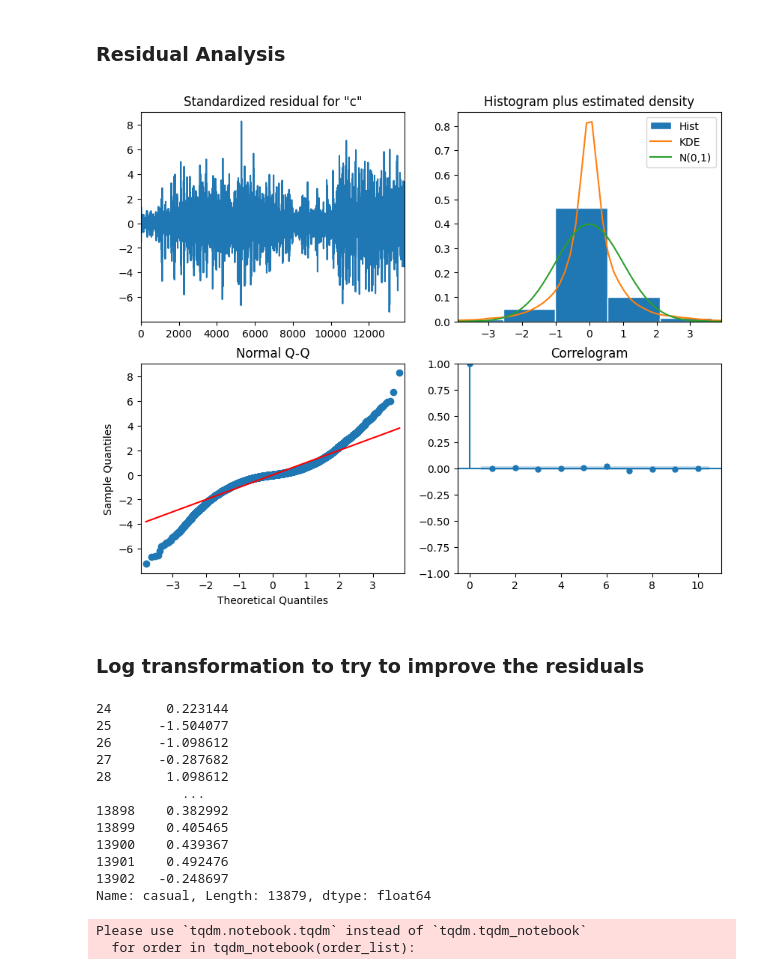
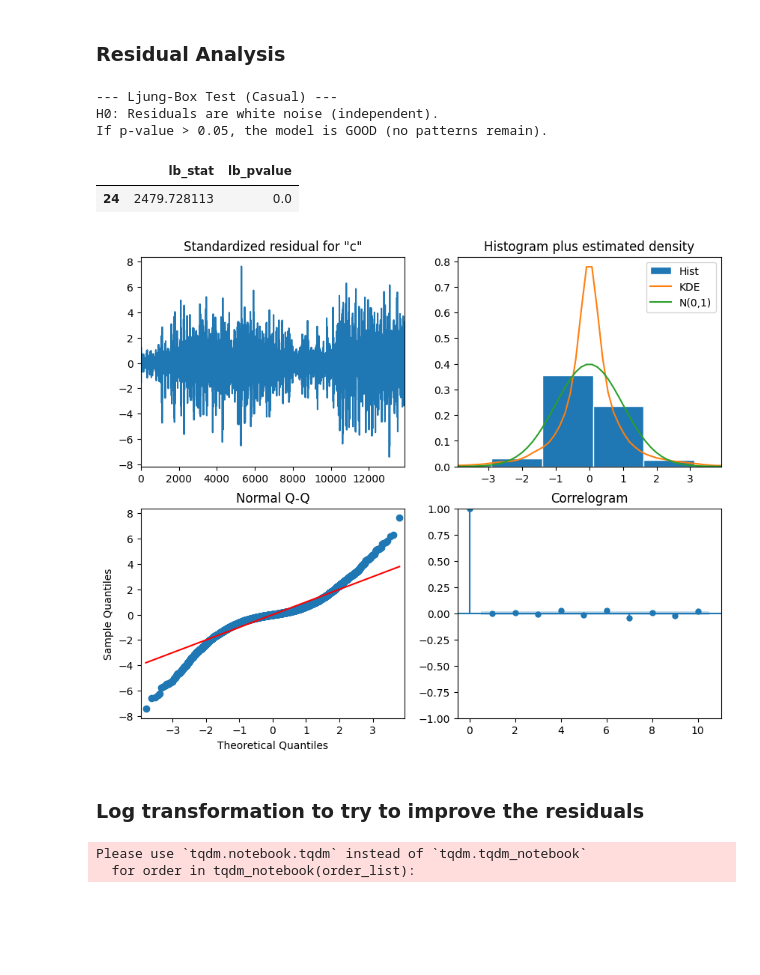
Before and after one commit to ikeiba/bike-sharing-time-series, a Jupyter notebook: project_submission/arma_arima.ipynb, the cells around one changed output. Drawn from its saved outputs; the diff is of its cells as text; code cells hidden in the pictures; blank space fills up the shorter version.

```diff
--- a/project_submission/arma_arima.ipynb
+++ b/project_submission/arma_arima.ipynb
@@ -108,6 +127,3 @@ As we know from the delivery1, the time series has a seasonality of 24, so we wi
-# %%
-y_casual_train_diff = y_casual_train.diff(periods=24).dropna()
-y_registered_train_diff = y_registered_train.diff(periods=24).dropna()
 # %% [markdown]
 ## Casual user
 # %% [markdown]
@@ -163,31 +175,34 @@ Please use `tqdm.notebook.tqdm` instead of `tqdm.tqdm_notebook`
 # %% [markdown]
 ### Residual Analysis
 # %%
-model = SARIMAX(y_casual_train_diff, order=(3,0,2),simple_differencing=False)
+from statsmodels.stats.diagnostic import acorr_ljungbox
+
+
+model = SARIMAX(y_casual_train_diff, order=(3,0,3),simple_differencing=False)
 model_fit = model.fit(disp=False)
 model_fit.plot_diagnostics(figsize=(10, 8));
+# dropna() is important because when applying D=1 we lose the first 24 residuals
+lb_test_casual = acorr_ljungbox(model_fit.resid.dropna(), lags=[24])
+print("\n--- Ljung-Box Test (Casual) ---")
+print("H0: Residuals are white noise (independent).")
+print("If p-value > 0.05, the model is GOOD (no patterns remain).")
+display(lb_test_casual)
 # %% [output]
+--- Ljung-Box Test (Casual) ---
+H0: Residuals are white noise (independent).
+If p-value > 0.05, the model is GOOD (no patterns remain).
+|  | lb_stat | lb_pvalue |
+| 24 | 2479.728113 | 0.0 |
-[figure, old version]
+[figure, new version]
 # %% [markdown]
 ### Log transformation to try to improve the residuals
 # %%
-y_casual_train_log = np.log1p(y_casual_train)
-y_casual_train_log_diff = y_casual_train_log.diff(periods=24).dropna()
 
-print(y_casual_train_log_diff)
+# Log + Diff
+y_casual_log = np.log1p(y_casual)
+y_casual_log_diff = y_casual_log.diff(periods=24).dropna().reset_index(drop=True)
+y_casual_train_log_diff = y_casual_log_diff.iloc[:split_index - 24]
+y_casual_test_log_diff  = y_casual_log_diff.iloc[split_index - 24:]
-# %% [output]
-24       0.223144
-25      -1.504077
-26      -1.098612
-27      -0.287682
-28       1.098612
-           ...
-13898    0.382992
-13899    0.405465
-13900    0.439367
-13901    0.492476
-13902   -0.248697
-Name: casual, Length: 13879, dtype: float64
 # %%
 
 ps = range(0, 4, 1)
```
Also changed, not shown: parts of 30 cells of this notebook.
